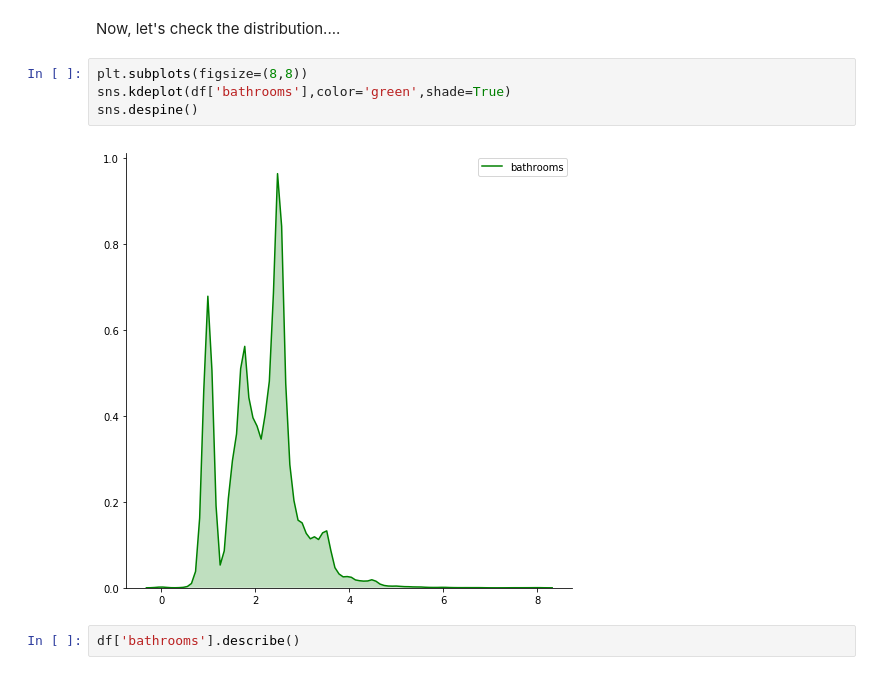
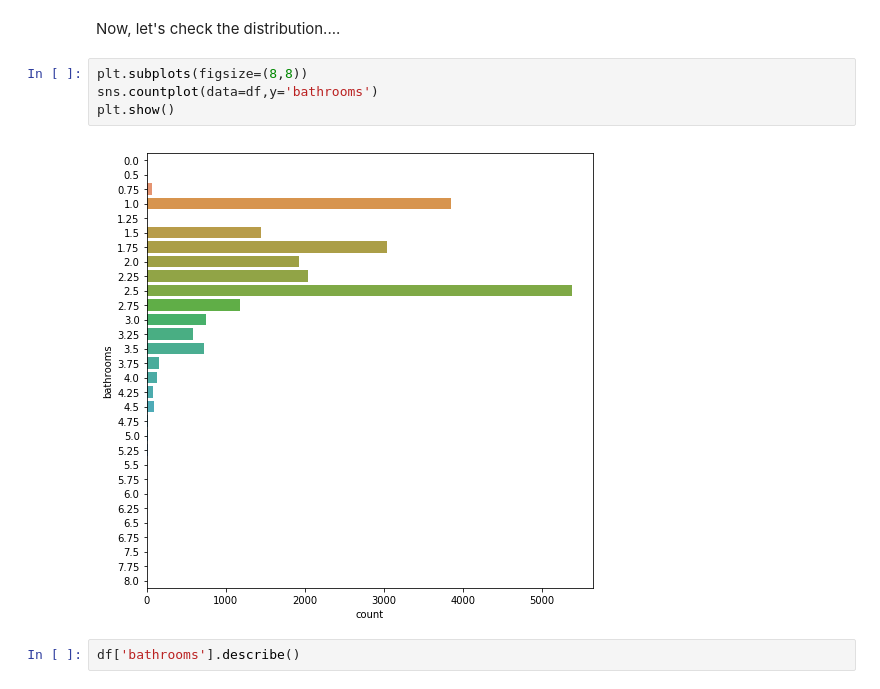
Before and after one commit to Upkar1/House-Sales-Data-Analysis, a Jupyter notebook: House Sales Data Analysis.ipynb, the cells around one changed output. Saved outputs shown, nothing was run; the diff lists cells and outputs as text.

```diff
--- a/House Sales Data Analysis.ipynb
+++ b/House Sales Data Analysis.ipynb
@@ -249,10 +249,10 @@ So we understand why the values are like that.
 Now, let's check the distribution....
 # %%
 plt.subplots(figsize=(8,8))
-sns.kdeplot(df['bathrooms'],color='green',shade=True)
-sns.despine()
+sns.countplot(data=df,y='bathrooms')
+plt.show()
 # %% [output]
-[figure, old version]
+[figure, new version]
 # %%
 df['bathrooms'].describe()
 # %% [output]
```
